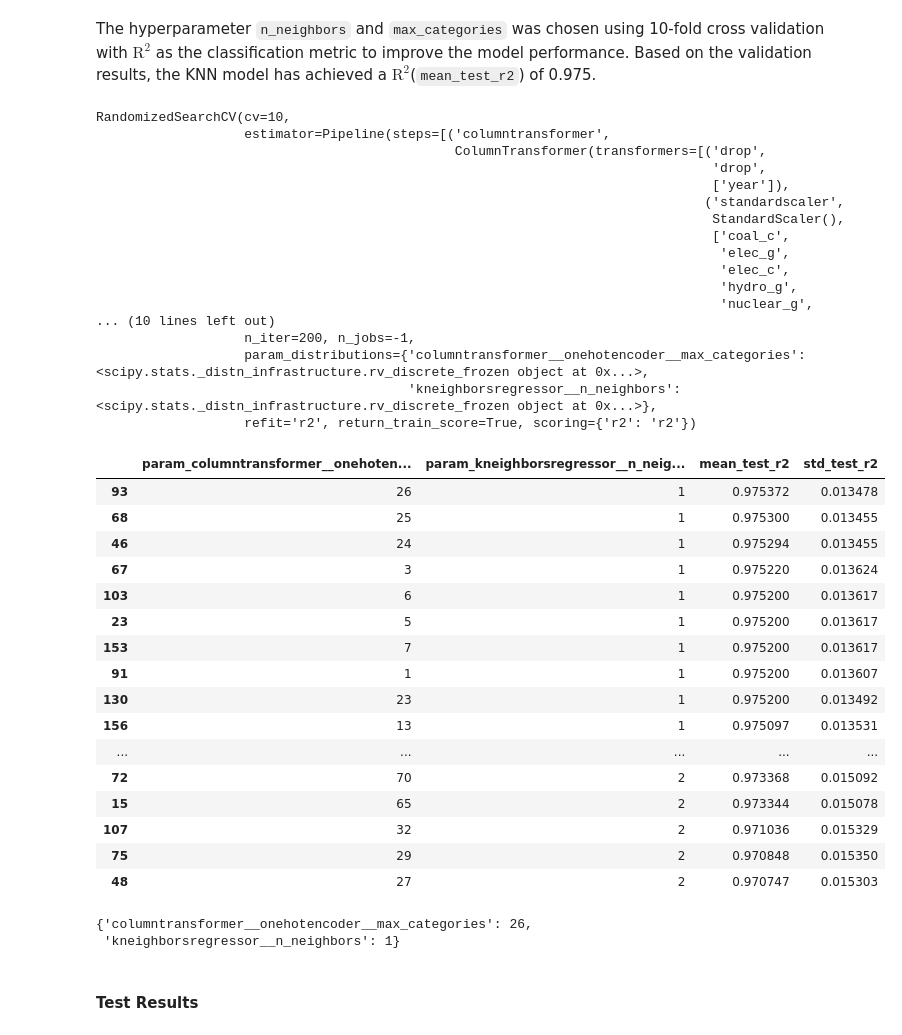
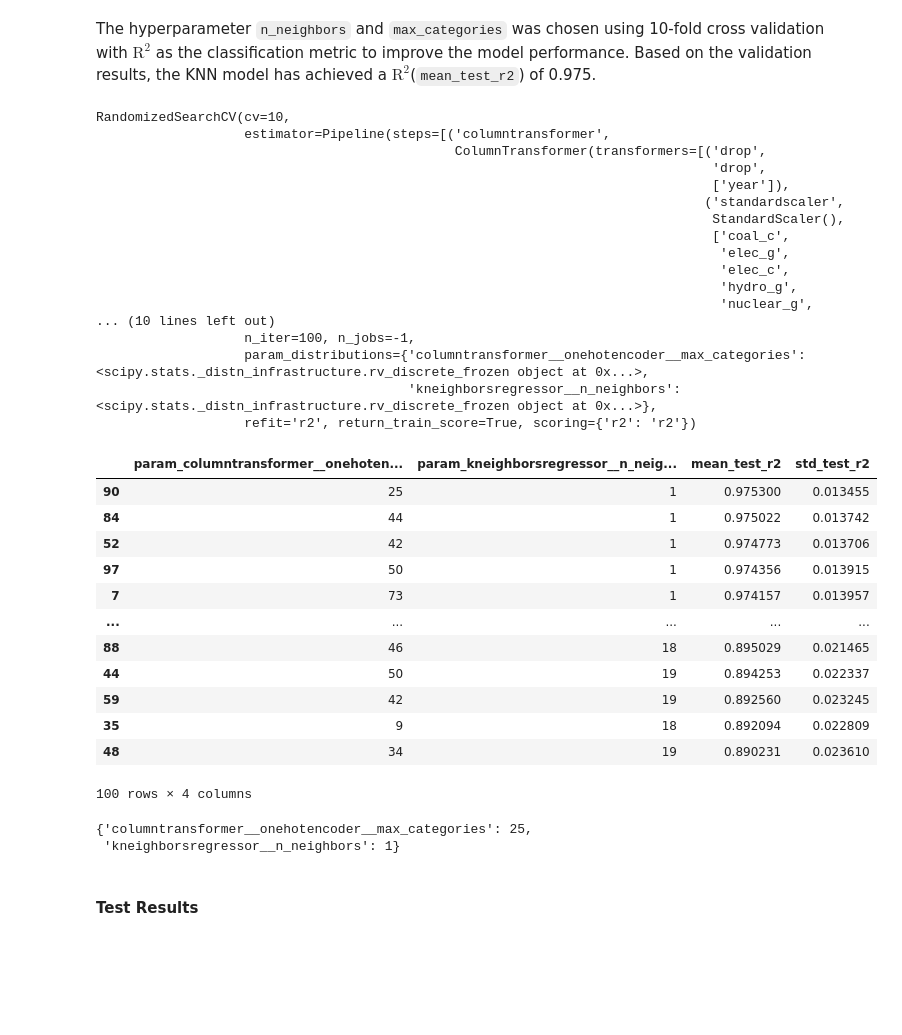
Before and after one commit to UBC-MDS/DSCI_522_Group-11_Save-The-Earth, a Jupyter notebook: src/save_the_earth_model.ipynb, the cells around one changed output. Saved outputs shown, nothing was run; the diff lists cells and outputs as text; code cells hidden in the pictures; blank space fills up the shorter version.

```diff
--- a/src/save_the_earth_model.ipynb
+++ b/src/save_the_earth_model.ipynb
@@ -363,13 +335,8 @@ categorical_feats = ['country']
 numerical_feats = ['coal_c', 'elec_g', 'elec_c', 'hydro_g', 'nuclear_g', 'gas_g', 'oil_c', 'oil_g']
 
 # Create the column transformer
-preprocessor = make_column_transformer(
-    ('drop', drop_feats),
-    (StandardScaler(), numerical_feats),
-    (OneHotEncoder(handle_unknown='ignore', sparse_output=False, dtype='int'), categorical_feats)
-)
-
-preprocessor.verbose_feature_names_out = False
+# function 3
+preprocessor = data_preprocessor(drop_feats=drop_feats, categorical_feats=categorical_feats, numerical_feats=numerical_feats)
 
 preprocessor
 # %% [output]
@@ -447,7 +414,7 @@ random_search = RandomizedSearchCV(
     pipe_best_model,
     param_distributions=param_dist,
     cv=10,
-    n_iter=200,
+    n_iter=100,
     scoring=score_types,
     n_jobs=-1,
     refit="r2",
@@ -468,33 +435,29 @@ RandomizedSearchCV(cv=10,
                                                                                 'hydro_g',
                                                                                 'nuclear_g',
 ... (10 lines left out)
-                   n_iter=200, n_jobs=-1,
+                   n_iter=100, n_jobs=-1,
                    param_distributions={'columntransformer__onehotencoder__max_categories': <scipy.stats._distn_infrastructure.rv_discrete_frozen object at 0x...>,
                                         'kneighborsregressor__n_neighbors': <scipy.stats._distn_infrastructure.rv_discrete_frozen object at 0x...>},
                    refit='r2', return_train_score=True, scoring={'r2': 'r2'})
 # %%
 pd.DataFrame(random_search.cv_results_)[['param_columntransformer__onehotencoder__max_categories',
                                          'param_kneighborsregressor__n_neighbors',
                                          'mean_test_r2',
-                                         'std_test_r2']].sort_values('mean_test_r2', ascending=False)[:20]
+                                         'std_test_r2']].sort_values('mean_test_r2', ascending=False)
 # %% [output]
 |  | param_columntransformer__onehoten... | param_kneighborsregressor__n_neig... | mean_test_r2 | std_test_r2 |
-| 93 | 26 | 1 | 0.975372 | 0.013478 |
-| 68 | 25 | 1 | 0.975300 | 0.013455 |
-| 46 | 24 | 1 | 0.975294 | 0.013455 |
-| 67 | 3 | 1 | 0.975220 | 0.013624 |
-| 103 | 6 | 1 | 0.975200 | 0.013617 |
-| 23 | 5 | 1 | 0.975200 | 0.013617 |
-| 153 | 7 | 1 | 0.975200 | 0.013617 |
-| 91 | 1 | 1 | 0.975200 | 0.013607 |
-| 130 | 23 | 1 | 0.975200 | 0.013492 |
-| 156 | 13 | 1 | 0.975097 | 0.013531 |
+| 90 | 25 | 1 | 0.975300 | 0.013455 |
+| 84 | 44 | 1 | 0.975022 | 0.013742 |
+| 52 | 42 | 1 | 0.974773 | 0.013706 |
+| 97 | 50 | 1 | 0.974356 | 0.013915 |
+| 7 | 73 | 1 | 0.974157 | 0.013957 |
 | ... | ... | ... | ... | ... |
-| 72 | 70 | 2 | 0.973368 | 0.015092 |
-| 15 | 65 | 2 | 0.973344 | 0.015078 |
-| 107 | 32 | 2 | 0.971036 | 0.015329 |
-| 75 | 29 | 2 | 0.970848 | 0.015350 |
-| 48 | 27 | 2 | 0.970747 | 0.015303 |
+| 88 | 46 | 18 | 0.895029 | 0.021465 |
+| 44 | 50 | 19 | 0.894253 | 0.022337 |
+| 59 | 42 | 19 | 0.892560 | 0.023245 |
+| 35 | 9 | 18 | 0.892094 | 0.022809 |
+| 48 | 34 | 19 | 0.890231 | 0.023610 |
+100 rows × 4 columns
 # %%
 # Scaled data export
 scaled_X_train = random_search.best_estimator_.named_steps['columntransformer'].transform(X_train)
@@ -510,7 +473,7 @@ scaled_X_test.to_csv("../data/processed/scaled_save_the_earth_test_data.csv", in
 # %%
 random_search.best_params_
 # %% [output]
-{'columntransformer__onehotencoder__max_categories': 26,
+{'columntransformer__onehotencoder__max_categories': 25,
  'kneighborsregressor__n_neighbors': 1}
 # %% [markdown]
 #### Test Results
```
Also changed, not shown: parts of 14 cells of this notebook, 3 other files.
